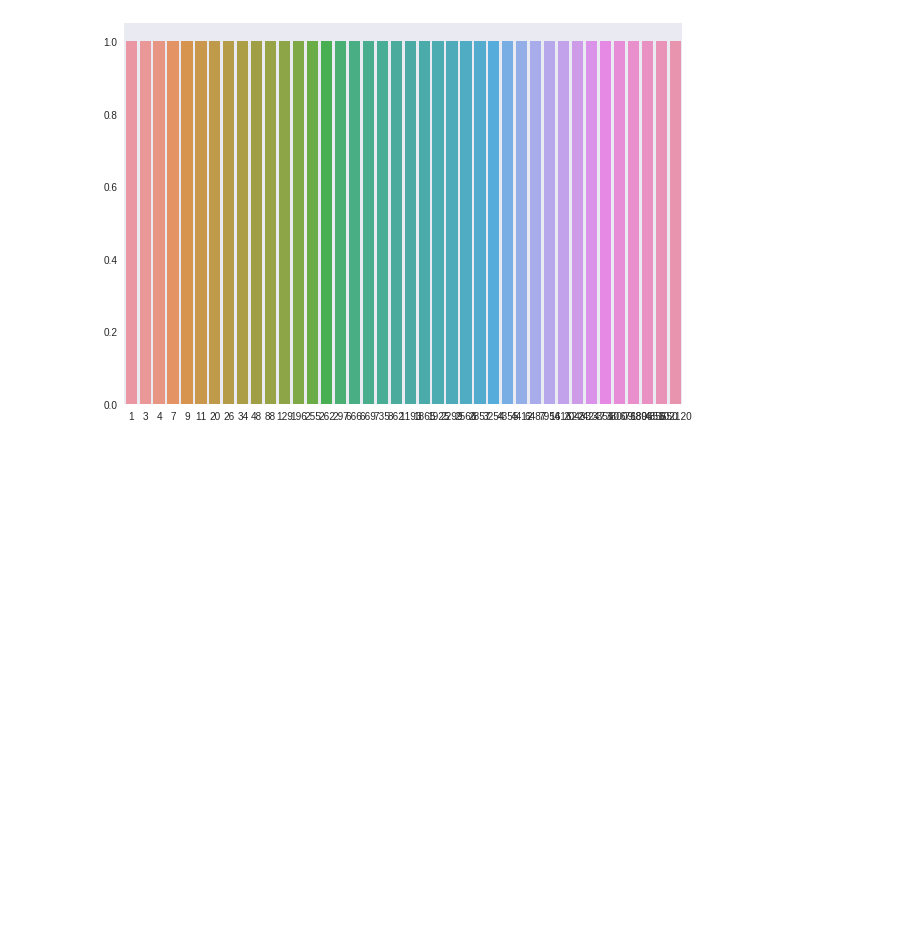
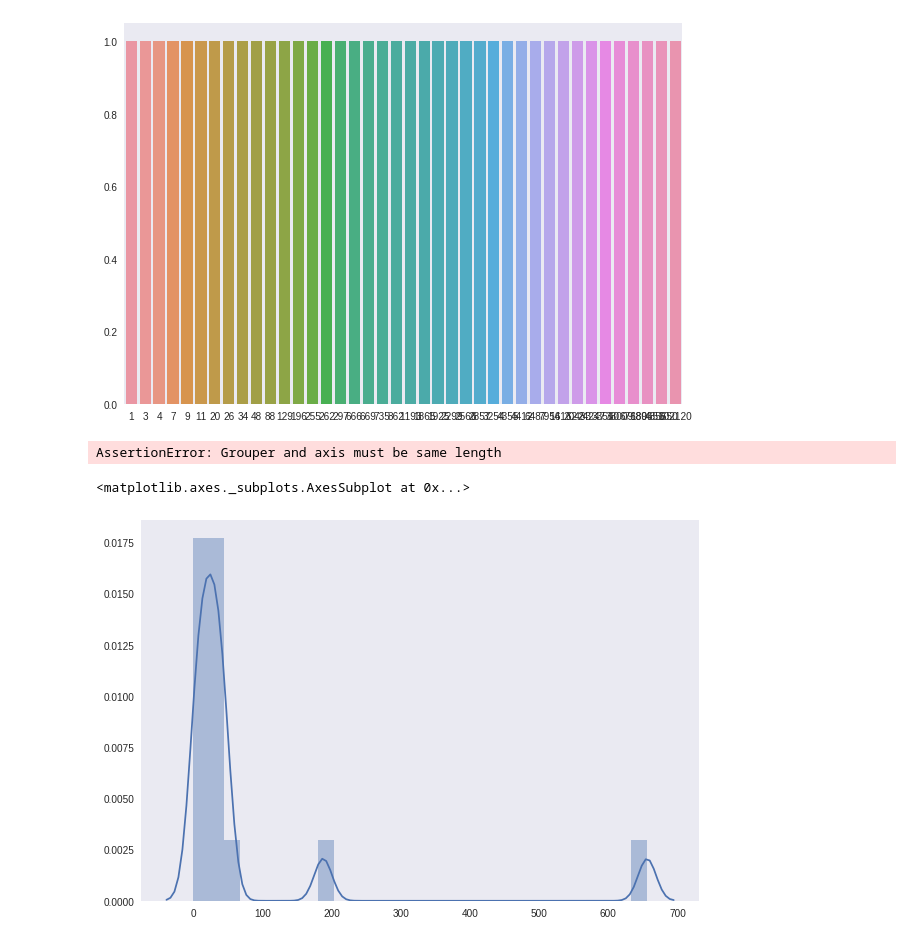
Before and after one commit to Christof93/esc403, a Jupyter notebook: exercises/04-plotting-results-of-SQL-queries-EMPTY.ipynb, the cells around one changed output. Saved outputs shown, nothing was run; the diff lists cells and outputs as text; code cells hidden in the pictures; blank space fills up the shorter version.

```diff
--- a/exercises/04-plotting-results-of-SQL-queries-EMPTY.ipynb
+++ b/exercises/04-plotting-results-of-SQL-queries-EMPTY.ipynb
@@ -130,0 +135,9 @@ sea.barplot(num_files,num_users )
+# %%
+sea.barplot(hist,bin_edges)
+# %% [output]
+AssertionError: Grouper and axis must be same length
+# %%
+sea.distplot(np.array(num_files))
+# %% [output]
+<matplotlib.axes._subplots.AxesSubplot at 0x...>
+[figure, added]
```
Also changed, not shown: parts of 3 cells of this notebook, 1 other file.
